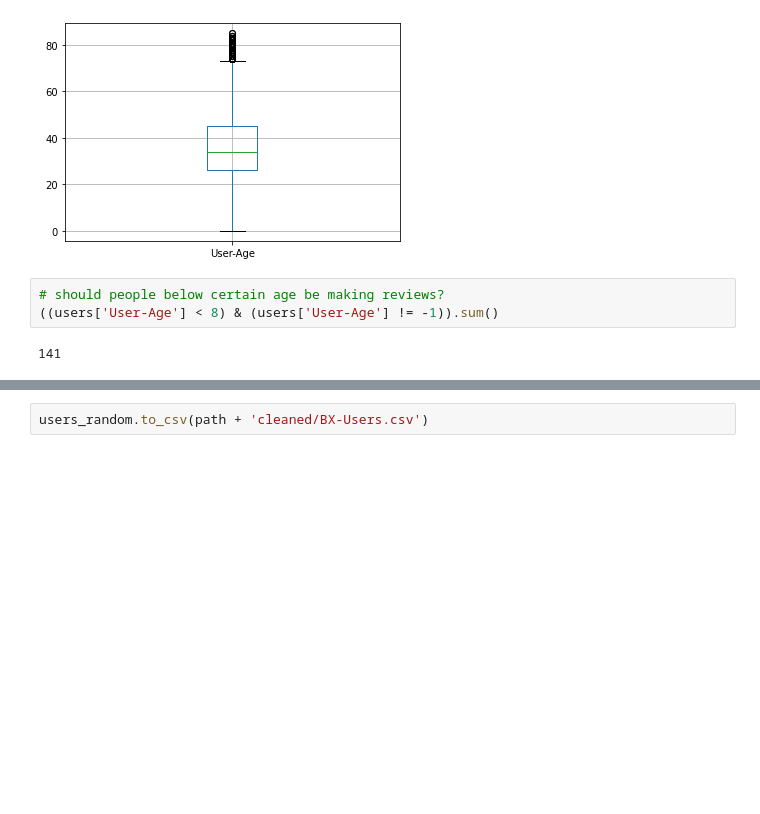
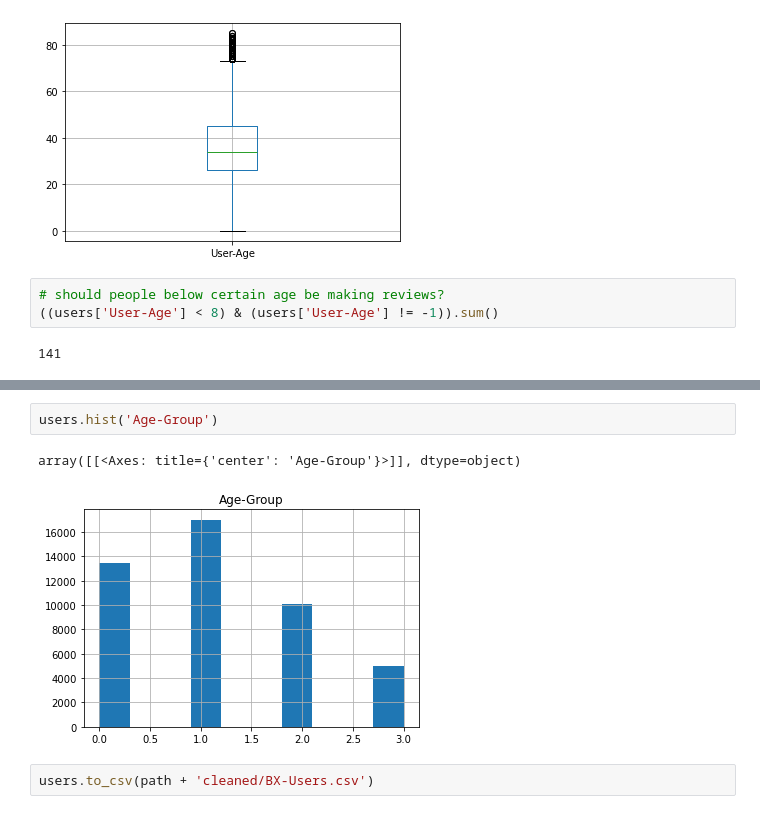
Before and after one commit to caseynator123/EDP_assigment2, a Jupyter notebook: preprocessing/preprocessing_user.ipynb, the cells around one changed output, grey strips where cells are left out. Cells and saved outputs as stored; diff of their text form; blank space fills up the shorter version.

```diff
--- a/preprocessing/preprocessing_user.ipynb
+++ b/preprocessing/preprocessing_user.ipynb
@@ -497,2 +652,7 @@ users[(users['User-Age'] != -1) & (users['User-Age'] < 90)].boxplot(column = 'Us
+# %%
+users.hist('Age-Group')
+# %% [output]
+array([[<Axes: title={'center': 'Age-Group'}>]], dtype=object)
+[figure, added]
 # %%
-users_random.to_csv(path + 'cleaned/BX-Users.csv')
+users.to_csv(path + 'cleaned/BX-Users.csv')
```
Also changed, not shown: parts of 25 cells of this notebook, 1 other file.
